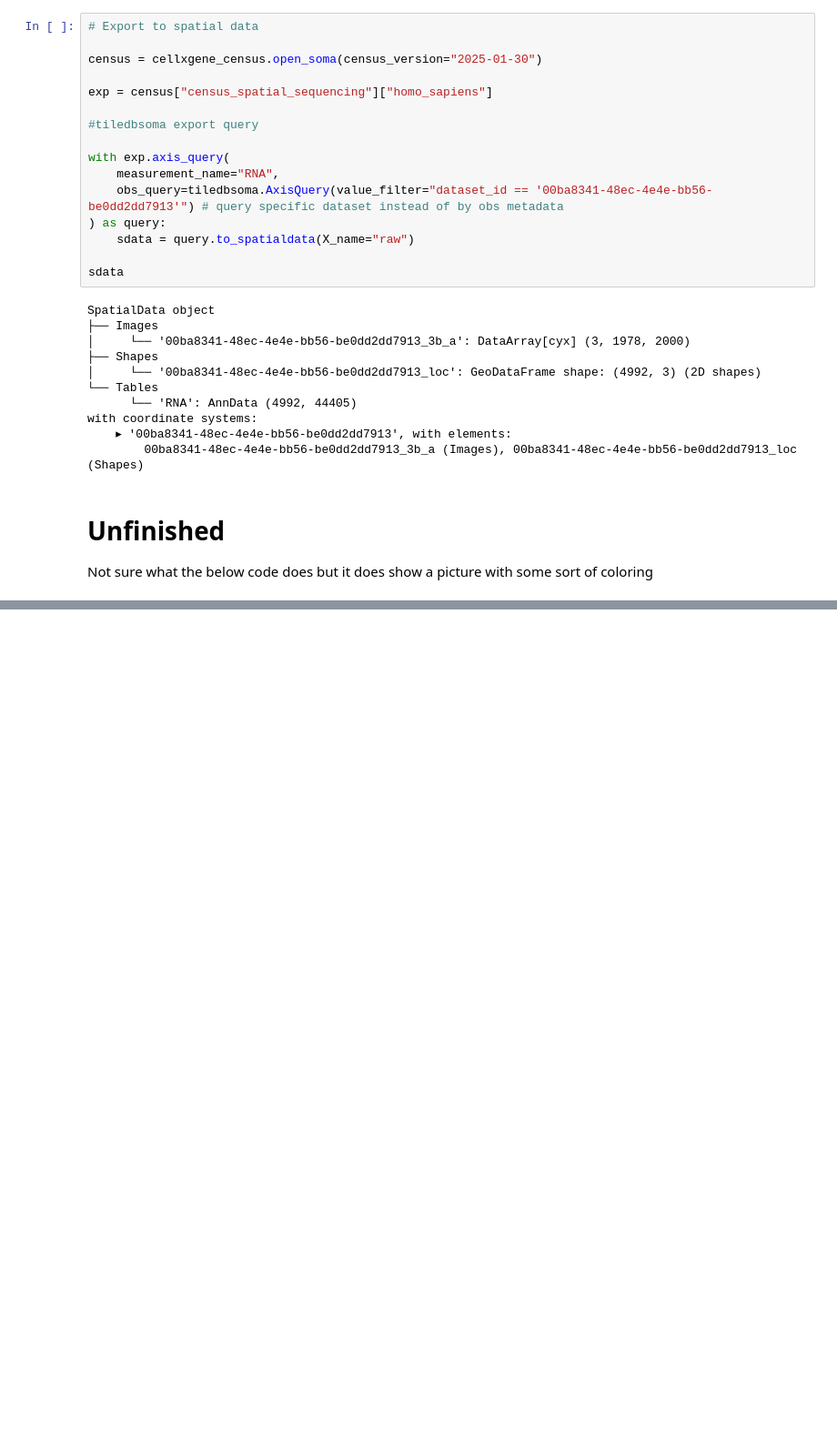
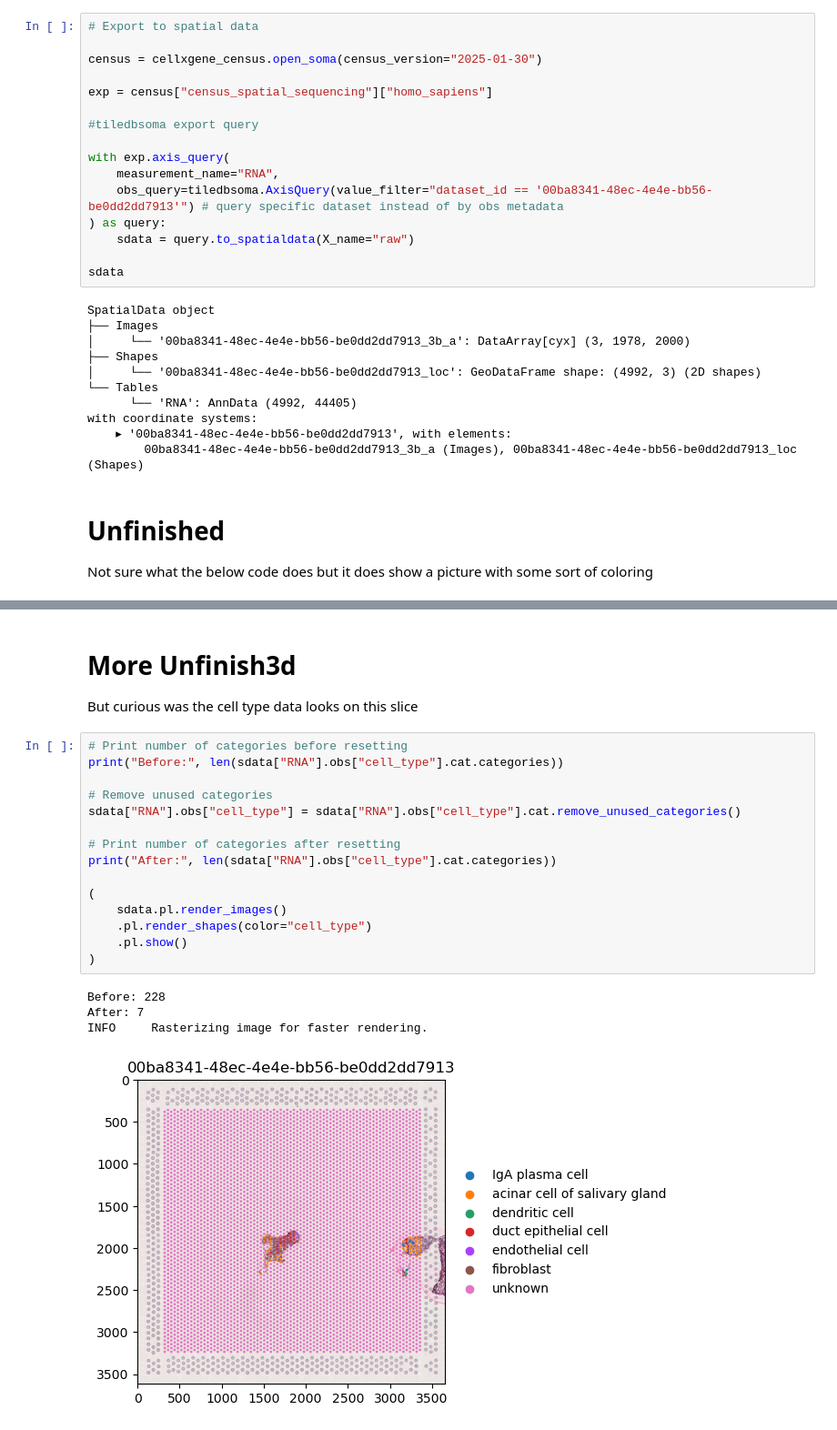
Before and after one commit to aumchampaneri/Alexander-Lab, a Jupyter notebook: Sjogren's Disease and Complement/Spatial Expression Test.ipynb, the cells around one changed output, grey strips where cells are left out. Shown at 91% size. Cells and saved outputs as stored; diff of their text form; blank space fills up the shorter version.

```diff
--- a/Sjogren's Disease and Complement/Spatial Expression Test.ipynb
+++ b/Sjogren's Disease and Complement/Spatial Expression Test.ipynb
@@ -122,0 +158,24 @@ INFO     Rasterizing image for faster rendering.
+# %% [markdown]
+# More Unfinish3d
+
+But curious was the cell type data looks on this slice
+# %%
+# Print number of categories before resetting
+print("Before:", len(sdata["RNA"].obs["cell_type"].cat.categories))
+
+# Remove unused categories
+sdata["RNA"].obs["cell_type"] = sdata["RNA"].obs["cell_type"].cat.remove_unused_categories()
+
+# Print number of categories after resetting
+print("After:", len(sdata["RNA"].obs["cell_type"].cat.categories))
+
+(
+    sdata.pl.render_images()
+    .pl.render_shapes(color="cell_type")
+    .pl.show()
+)
+# %% [output]
+Before: 228
+After: 7
+INFO     Rasterizing image for faster rendering.
+[figure, added]
```
Also changed, not shown: parts of 5 cells of this notebook.
